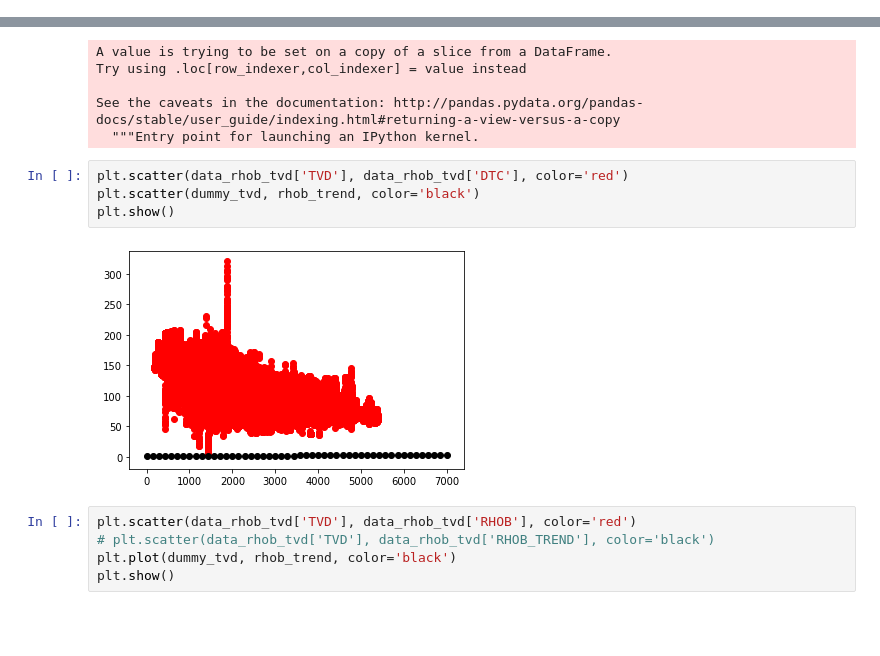
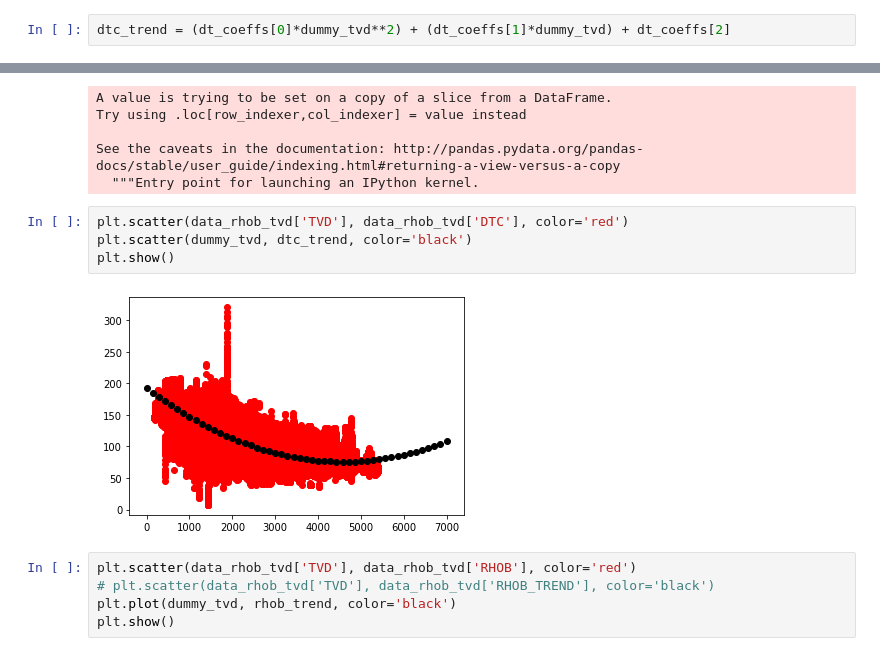
Before and after one commit to ABV-Hub/force2020_priv, a Jupyter notebook: EDA - Normalisation.ipynb, the cells around one changed output, grey strips where cells are left out. Saved outputs shown, nothing was run; the diff lists cells and outputs as text; blank space fills up the shorter version.

```diff
--- a/EDA - Normalisation.ipynb
+++ b/EDA - Normalisation.ipynb
@@ -278,6 +278,8 @@ array([ 5.55477517e-06, -5.09347746e-02,  1.92494947e+02])
 dummy_tvd = np.linspace(0, 7000, 50)
 # %%
 rhob_trend = (rhob_coeffs[0]*dummy_tvd**2) + (rhob_coeffs[1]*dummy_tvd) + rhob_coeffs[2]
+# %%
+dtc_trend = (dt_coeffs[0]*dummy_tvd**2) + (dt_coeffs[1]*dummy_tvd) + dt_coeffs[2]
 # %%
 data_rhob_tvd['RHOB_TREND'] = (rhob_coeffs[0]*data_rhob_tvd['TVD']**2) + (rhob_coeffs[1]*data_rhob_tvd['TVD']) + rhob_coeffs[2]
 # %% [output]
@@ -296,10 +298,10 @@ See the caveats in the documentation: http://pandas.pydata.org/pandas-docs/stabl
   """Entry point for launching an IPython kernel.
 # %%
 plt.scatter(data_rhob_tvd['TVD'], data_rhob_tvd['DTC'], color='red')
-plt.scatter(dummy_tvd, rhob_trend, color='black')
+plt.scatter(dummy_tvd, dtc_trend, color='black')
 plt.show()
 # %% [output]
-[figure, old version]
+[figure, new version]
 # %%
 plt.scatter(data_rhob_tvd['TVD'], data_rhob_tvd['RHOB'], color='red')
 # plt.scatter(data_rhob_tvd['TVD'], data_rhob_tvd['RHOB_TREND'], color='black')
```
Also changed, not shown: parts of 7 cells of this notebook, 10 other files.
